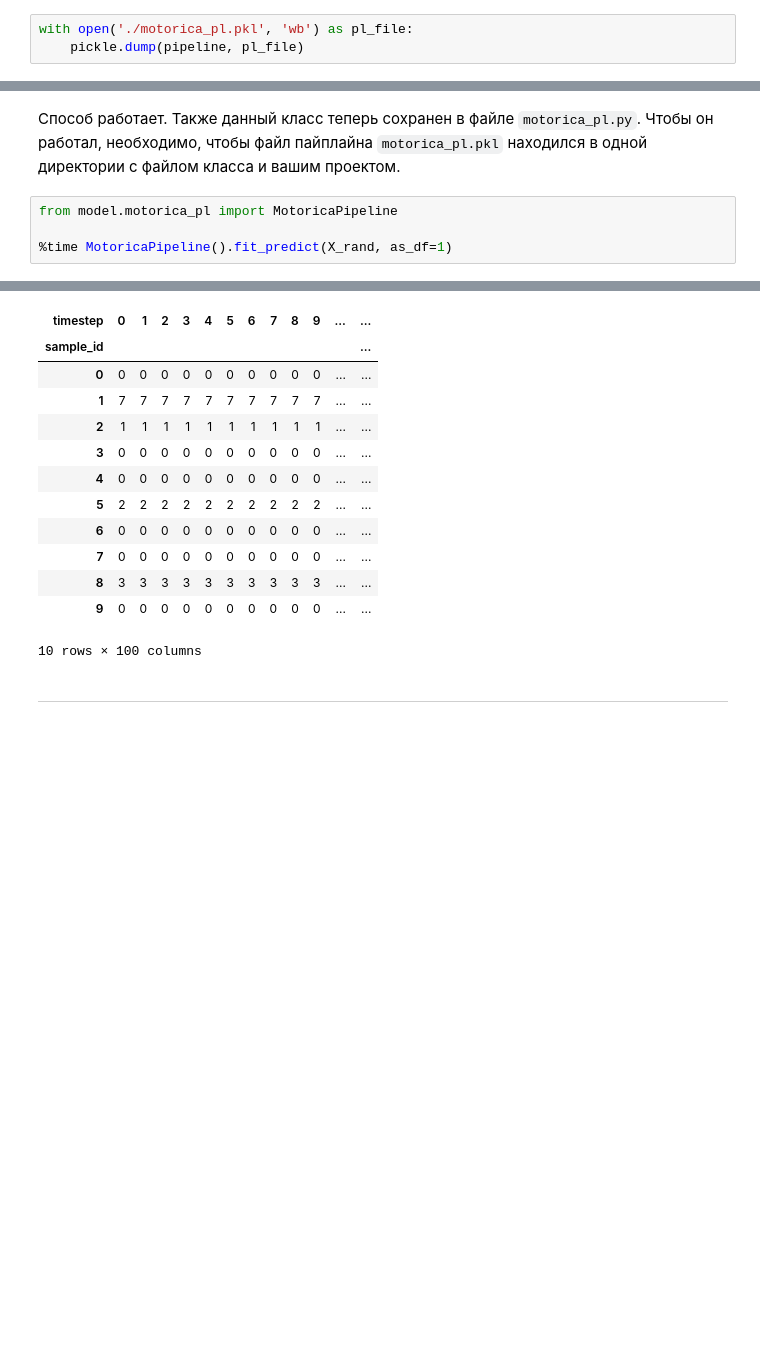
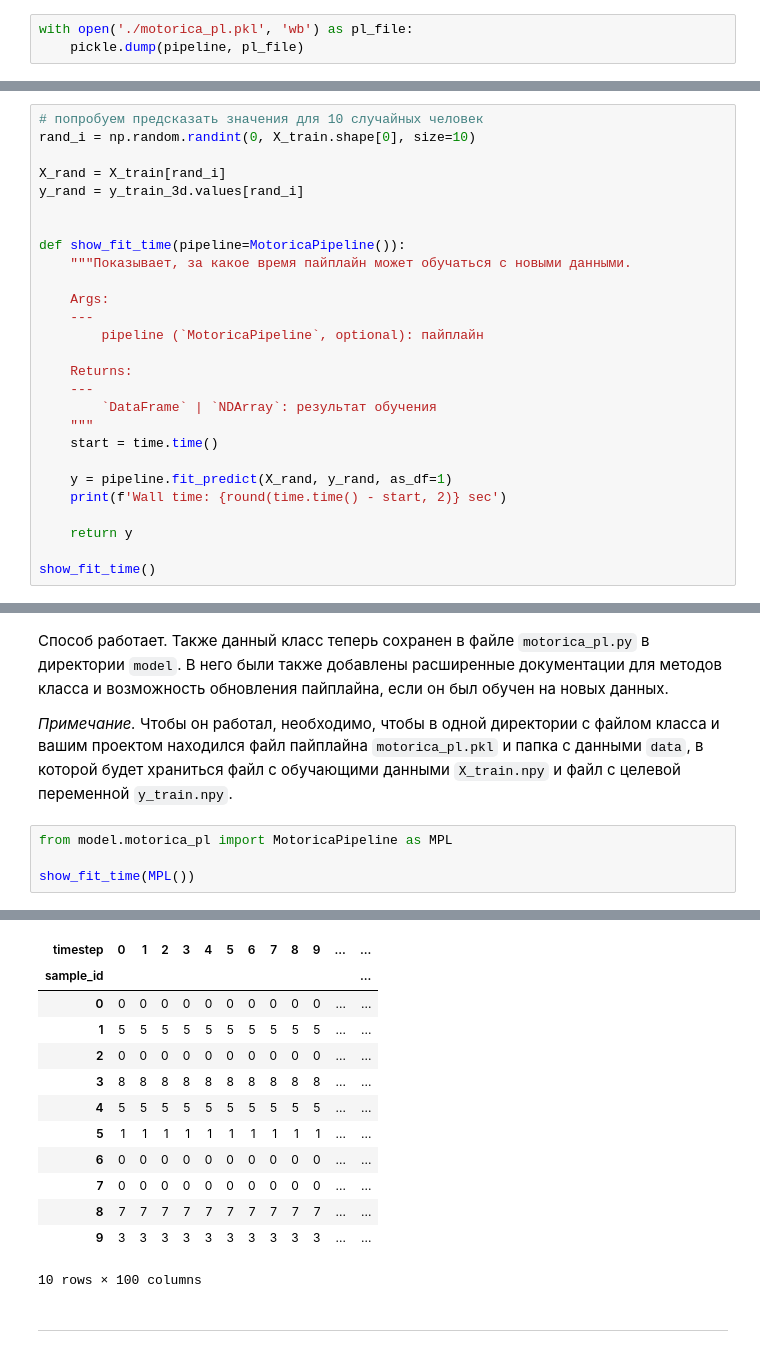
Before and after one commit to georgekovin/Motorica-Classif-Test, a Jupyter notebook: task.ipynb, the cells around one changed output, grey strips where cells are left out. Cells and saved outputs as stored; diff of their text form; blank space fills up the shorter version.

Commit message:
updated nb and model

```diff
--- a/task.ipynb
+++ b/task.ipynb
@@ -524,0 +498,27 @@ Wall time: 0 ns
+# %%
+# попробуем предсказать значения для 10 случайных человек
+rand_i = np.random.randint(0, X_train.shape[0], size=10)
+
+X_rand = X_train[rand_i]
+y_rand = y_train_3d.values[rand_i]
+
+
+def show_fit_time(pipeline=MotoricaPipeline()):
+    """Показывает, за какое время пайплайн может обучаться c новыми данными.
+
+    Args:
+    ---
+        pipeline (`MotoricaPipeline`, optional): пайплайн
+
+    Returns:
+    ---
+        `DataFrame` | `NDArray`: результат обучения
+    """
+    start = time.time()
+
+    y = pipeline.fit_predict(X_rand, y_rand, as_df=1)
+    print(f'Wall time: {round(time.time() - start, 2)} sec')
+
+    return y
+
+show_fit_time()
@@ -525,7 +540,9 @@ Wall time: 0 ns
 # %% [markdown]
-Способ работает. Также данный класс теперь сохранен в файле `motorica_pl.py`. Чтобы он работал, необходимо, чтобы файл пайплайна `motorica_pl.pkl` находился в одной директории с файлом класса и вашим проектом.
+Способ работает. Также данный класс теперь сохранен в файле `motorica_pl.py` в директории `model`. В него были также добавлены расширенные документации для методов класса и возможность обновления пайплайна, если он был обучен на новых данных.
+
+*Примечание.* Чтобы он работал, необходимо, чтобы в одной директории с файлом класса и вашим проектом находился файл пайплайна `motorica_pl.pkl` и папка с данными `data`, в которой будет храниться файл с обучающими данными `X_train.npy` и файл с целевой переменной `y_train.npy`.
 # %%
-from model.motorica_pl import MotoricaPipeline
+from model.motorica_pl import MotoricaPipeline as MPL
 
-%time MotoricaPipeline().fit_predict(X_rand, as_df=1)
+show_fit_time(MPL())
 # %% [output]
@@ -534,15 +550,15 @@ Wall time: 7 ms
 | timestep | 0 | 1 | 2 | 3 | 4 | 5 | 6 | 7 | 8 | 9 | ... | ... |
 | sample_id |  |  |  |  |  |  |  |  |  |  |  | ... |
 | 0 | 0 | 0 | 0 | 0 | 0 | 0 | 0 | 0 | 0 | 0 | ... | ... |
-| 1 | 7 | 7 | 7 | 7 | 7 | 7 | 7 | 7 | 7 | 7 | ... | ... |
-| 2 | 1 | 1 | 1 | 1 | 1 | 1 | 1 | 1 | 1 | 1 | ... | ... |
-| 3 | 0 | 0 | 0 | 0 | 0 | 0 | 0 | 0 | 0 | 0 | ... | ... |
-| 4 | 0 | 0 | 0 | 0 | 0 | 0 | 0 | 0 | 0 | 0 | ... | ... |
-| 5 | 2 | 2 | 2 | 2 | 2 | 2 | 2 | 2 | 2 | 2 | ... | ... |
+| 1 | 5 | 5 | 5 | 5 | 5 | 5 | 5 | 5 | 5 | 5 | ... | ... |
+| 2 | 0 | 0 | 0 | 0 | 0 | 0 | 0 | 0 | 0 | 0 | ... | ... |
+| 3 | 8 | 8 | 8 | 8 | 8 | 8 | 8 | 8 | 8 | 8 | ... | ... |
+| 4 | 5 | 5 | 5 | 5 | 5 | 5 | 5 | 5 | 5 | 5 | ... | ... |
+| 5 | 1 | 1 | 1 | 1 | 1 | 1 | 1 | 1 | 1 | 1 | ... | ... |
 | 6 | 0 | 0 | 0 | 0 | 0 | 0 | 0 | 0 | 0 | 0 | ... | ... |
 | 7 | 0 | 0 | 0 | 0 | 0 | 0 | 0 | 0 | 0 | 0 | ... | ... |
-| 8 | 3 | 3 | 3 | 3 | 3 | 3 | 3 | 3 | 3 | 3 | ... | ... |
-| 9 | 0 | 0 | 0 | 0 | 0 | 0 | 0 | 0 | 0 | 0 | ... | ... |
+| 8 | 7 | 7 | 7 | 7 | 7 | 7 | 7 | 7 | 7 | 7 | ... | ... |
+| 9 | 3 | 3 | 3 | 3 | 3 | 3 | 3 | 3 | 3 | 3 | ... | ... |
 10 rows × 100 columns
 # %% [markdown]
 ---
```
Also changed, not shown: parts of 6 cells of this notebook, 3 other files.
